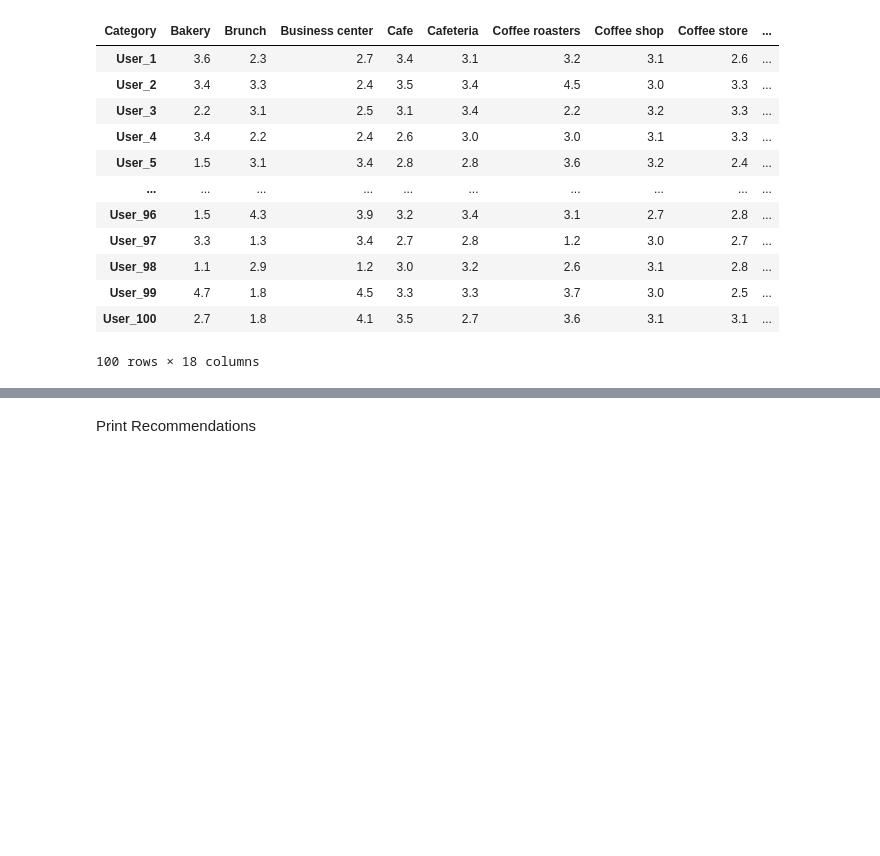
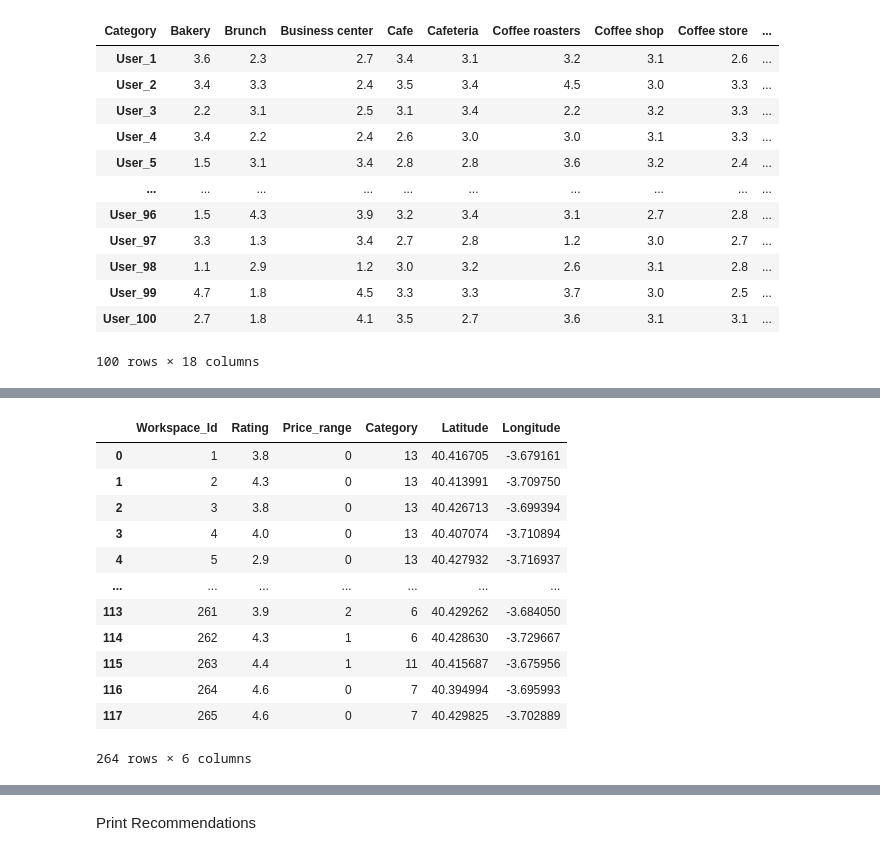
Before and after one commit to Workspace-Recommendation-Engine/reco_eng, a Jupyter notebook: SAR_v1.ipynb, the cells around one changed output, grey strips where cells are left out. Drawn from its saved outputs; the diff is of its cells as text; code cells hidden in the pictures; blank space fills up the shorter version.

```diff
--- a/SAR_v1.ipynb
+++ b/SAR_v1.ipynb
@@ -133,0 +142,23 @@ Workspace to Workspace Affinity Matrix
+# %%
+# Store irrelevant column names (those not needed for workspace to workspace comparison) in a list
+irrelevant_cols = ["Name", "Review_count", "Address", "Next_status"]
+
+# Drop irrelevant columns from relevant_train_df so that we are left with only
+# Workspace Id, rating, price range, category, latitude and longitude
+# Workspace Id will not be used in the similatity comparison but jus to identify workspaces
+relevant_train_df.drop(irrelevant_cols, axis=1, inplace=True)
+relevant_train_df
+# %% [output]
+|  | Workspace_Id | Rating | Price_range | Category | Latitude | Longitude |
+| 0 | 1 | 3.8 | 0 | 13 | 40.416705 | -3.679161 |
+| 1 | 2 | 4.3 | 0 | 13 | 40.413991 | -3.709750 |
+| 2 | 3 | 3.8 | 0 | 13 | 40.426713 | -3.699394 |
+| 3 | 4 | 4.0 | 0 | 13 | 40.407074 | -3.710894 |
+| 4 | 5 | 2.9 | 0 | 13 | 40.427932 | -3.716937 |
+| ... | ... | ... | ... | ... | ... | ... |
+| 113 | 261 | 3.9 | 2 | 6 | 40.429262 | -3.684050 |
+| 114 | 262 | 4.3 | 1 | 6 | 40.428630 | -3.729667 |
+| 115 | 263 | 4.4 | 1 | 11 | 40.415687 | -3.675956 |
+| 116 | 264 | 4.6 | 0 | 7 | 40.394994 | -3.695993 |
+| 117 | 265 | 4.6 | 0 | 7 | 40.429825 | -3.702889 |
+264 rows × 6 columns
```
Also changed, not shown: parts of 18 cells of this notebook.
